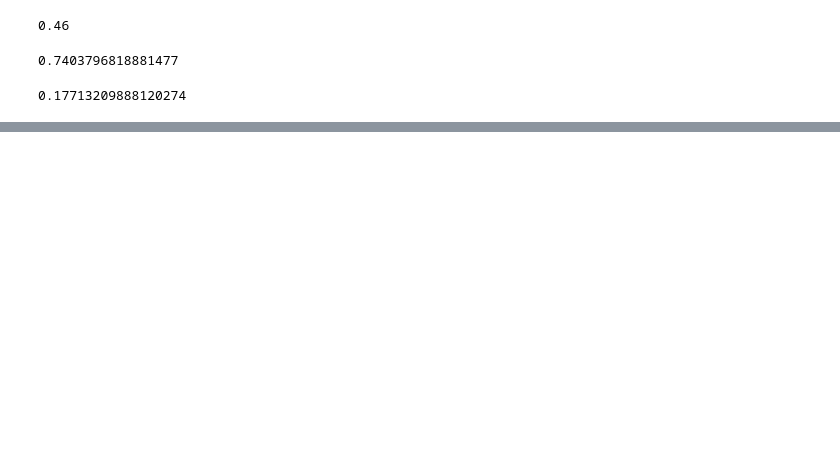
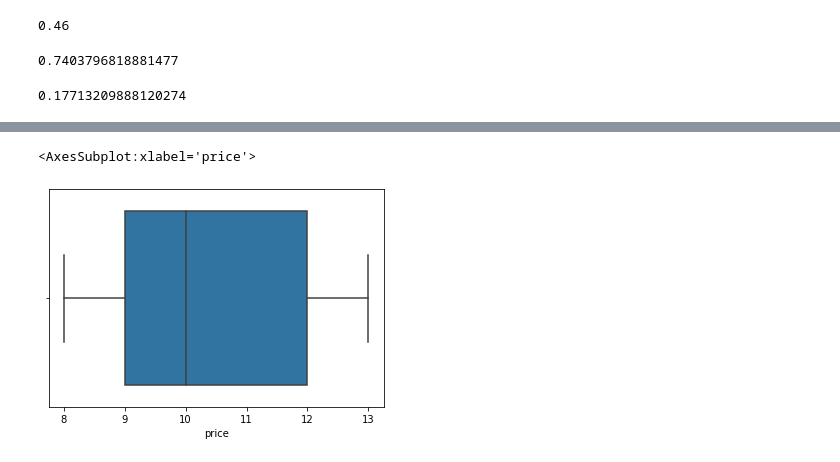
Before and after one commit to EleonoraCataldo/CODEAcademyDataScience, a Jupyter notebook: Project1-BlueberryWinery.ipynb, the cells around one changed output, grey strips where cells are left out. Saved outputs shown, nothing was run; the diff lists cells and outputs as text; code cells hidden in the pictures; blank space fills up the shorter version.

```diff
--- a/Project1-BlueberryWinery.ipynb
+++ b/Project1-BlueberryWinery.ipynb
@@ -254,0 +337,5 @@ kappa(pred, y_test)
+# %%
+sns.boxplot(x=price_df['price'])
+# %% [output]
+<AxesSubplot:xlabel='price'>
+[figure, added]
```
Also changed, not shown: parts of 19 cells of this notebook.
